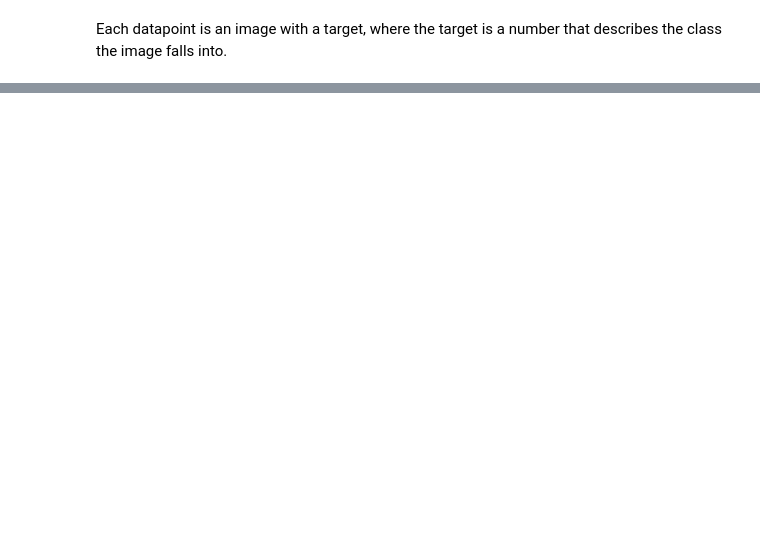
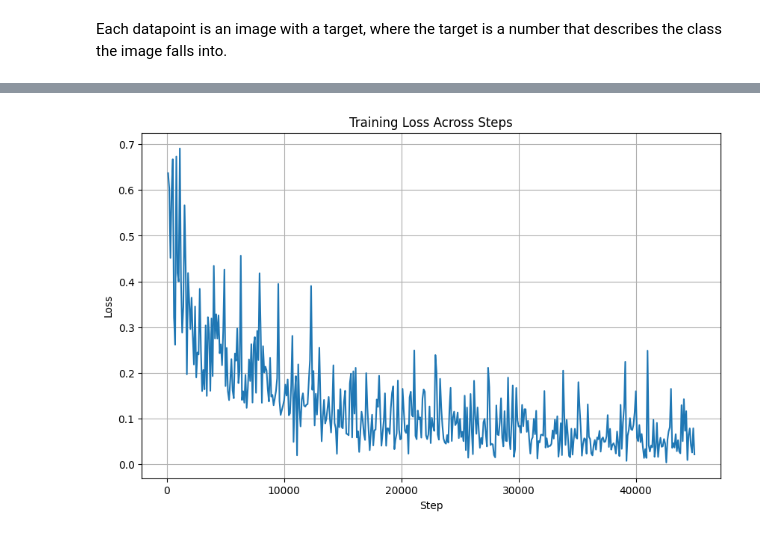
Before and after one commit to ZSyed350/FashionMNIST, a Jupyter notebook: MNISTClassifier.ipynb, the cells around one changed output, grey strips where cells are left out. Drawn from its saved outputs; the diff is of its cells as text; code cells hidden in the pictures; blank space fills up the shorter version.

Commit message:
model, training, and results

```diff
--- a/MNISTClassifier.ipynb
+++ b/MNISTClassifier.ipynb
@@ -7,2 +11,3 @@ import matplotlib.pyplot as plt
 # %%
-torch.cuda.get_device_name(0)
+device = torch.device("cuda" if torch.cuda.is_available() else "cpu")  # cuda used for GPU specific stuff, ex. checking availability, etc.
+device
@@ -43,0 +92,8 @@ plt.show()
+# %%
+# Load the data again. This time, use a dataloader for batching and transforming
+
+train_dataset = datasets.FashionMNIST(root="./data", train=True, transform=transform, download=True)
+test_dataset = datasets.FashionMNIST(root="./data", train=False, transform=transform, download=True)
+
+train_loader = DataLoader(dataset=train_dataset, batch_size=batch_size, shuffle=True)
+test_loader = DataLoader(dataset=test_dataset, batch_size=batch_size, shuffle=False)
@@ -43,0 +124,24 @@ plt.show()
+# %%
+model = CNNFashionMNIST().to(device)
+criterion = nn.CrossEntropyLoss()
+optimizer = optim.Adam(model.parameters(), lr=learning_rate)
+# %%
+losses = []
+
+for epoch in range(num_epochs):
+    model.train()
+    for batch_idx, (data, target) in enumerate(train_loader):
+        data, target = data.to(device), target.to(device)  # Move data to GPU
+
+        # Forward pass
+        outputs = model(data)
+        loss = criterion(outputs, target)
+
+        # Backpropagation
+        optimizer.zero_grad()  # clear previous gradients
+        loss.backward()  # get gradients
+        optimizer.step()  # update model parameters (weights and biases)
+
+        if (batch_idx + 1) % 100 == 0:
+            print(f"Epoch [{epoch + 1}/{num_epochs}], Step [{batch_idx + 1}/{len(train_loader)}], Loss: {loss.item():.4f}, GPU Memory Allocated: {torch.cuda.memory_allocated()} bytes" )
+            losses.append(loss.item()))
@@ -43,0 +166,10 @@ plt.show()
+# %%
+plt.figure(figsize=(10, 6))
+plt.plot(range(100, len(losses)*100+1, 100), losses)
+plt.title("Training Loss Across Steps")
+plt.xlabel("Step")
+plt.ylabel("Loss")
+plt.grid(True)
+plt.show()
+# %% [output]
+[figure, added]
```
Also changed, not shown: parts of 14 cells of this notebook, 4 other files.
